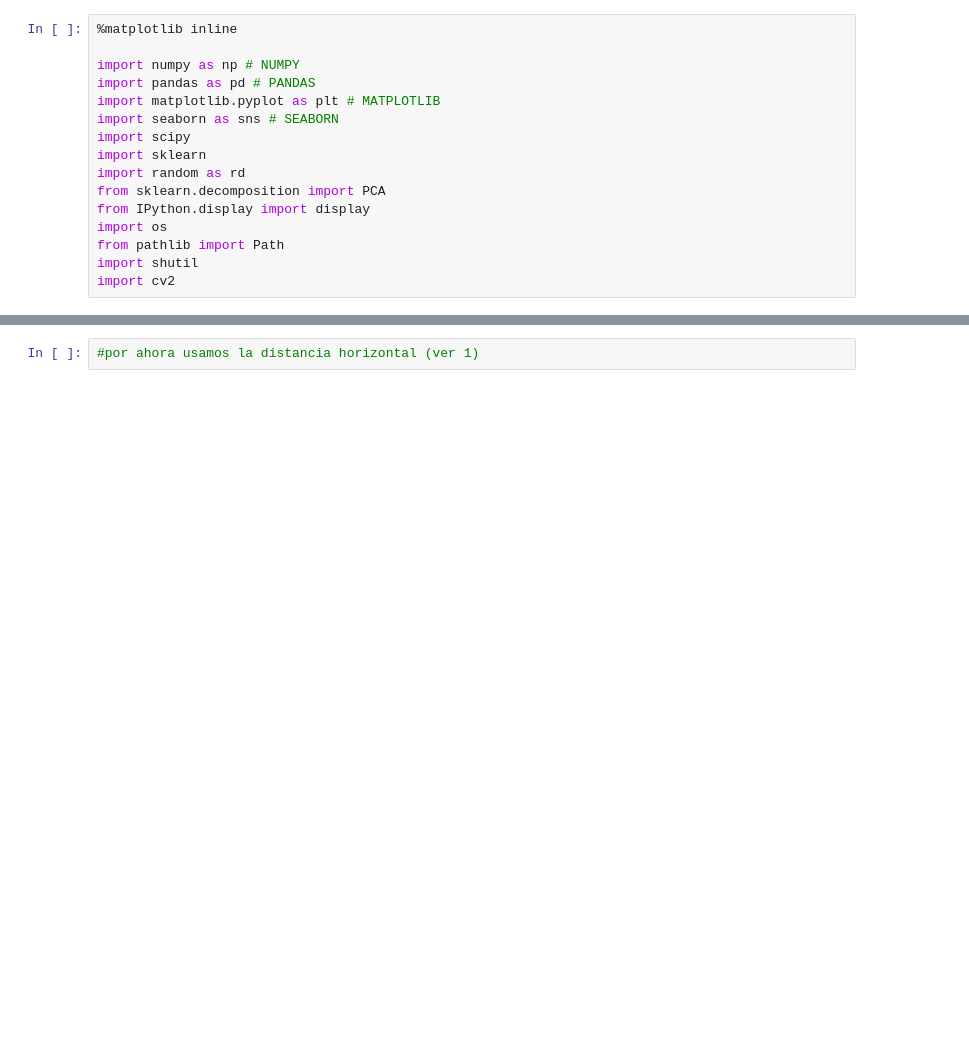
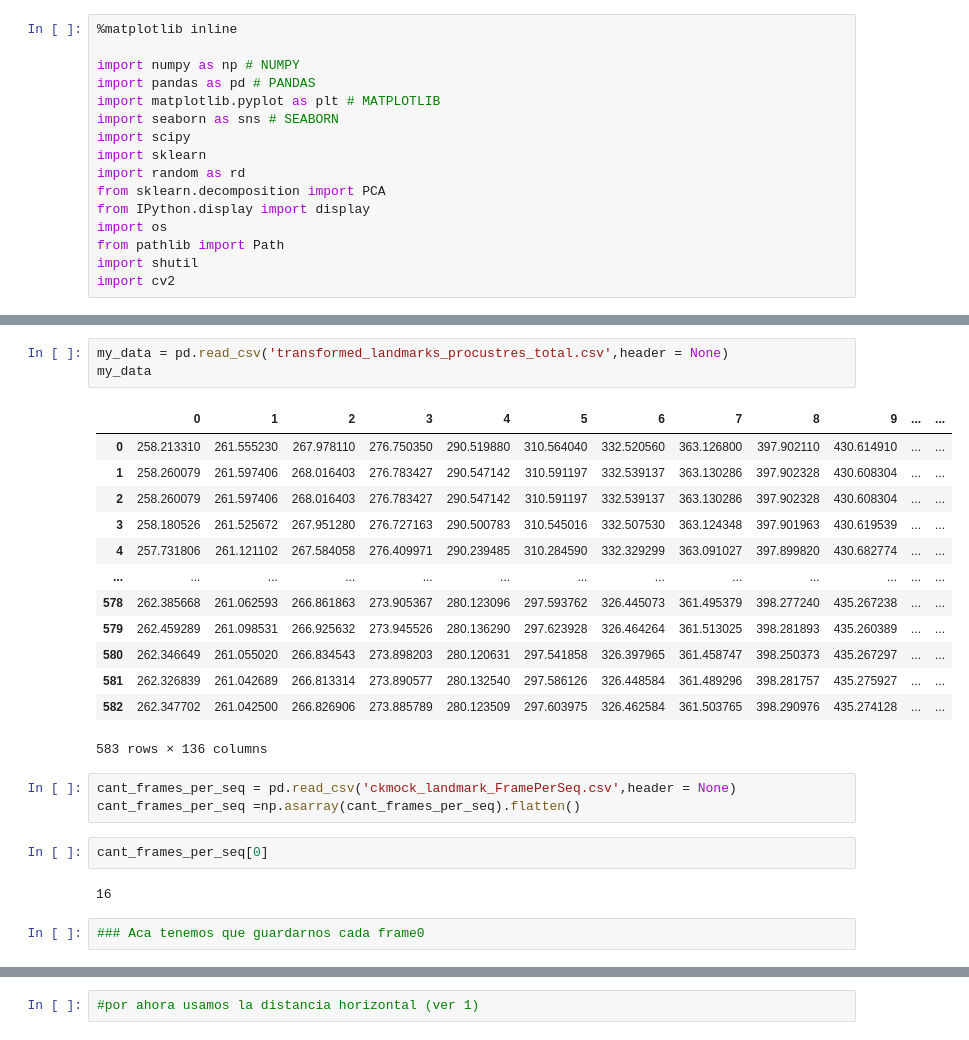
Before and after one commit to aliciaamaliaalvarezmon/SynthesisEmotions, a Jupyter notebook: Notebook/facialstructure.ipynb, the cells around one changed output, grey strips where cells are left out. Cells and saved outputs as stored; diff of their text form; blank space fills up the shorter version.

```diff
--- a/Notebook/facialstructure.ipynb
+++ b/Notebook/facialstructure.ipynb
@@ -67,0 +29,26 @@ cant_frame_per_seq = np.asarray( cant_frame_per_seq, dtype=object)
+# %%
+my_data = pd.read_csv('transformed_landmarks_procustres_total.csv',header = None)
+my_data
+# %% [output]
+|  | 0 | 1 | 2 | 3 | 4 | 5 | 6 | 7 | 8 | 9 | ... | ... |
+| 0 | 258.213310 | 261.555230 | 267.978110 | 276.750350 | 290.519880 | 310.564040 | 332.520560 | 363.126800 | 397.902110 | 430.614910 | ... | ... |
+| 1 | 258.260079 | 261.597406 | 268.016403 | 276.783427 | 290.547142 | 310.591197 | 332.539137 | 363.130286 | 397.902328 | 430.608304 | ... | ... |
+| 2 | 258.260079 | 261.597406 | 268.016403 | 276.783427 | 290.547142 | 310.591197 | 332.539137 | 363.130286 | 397.902328 | 430.608304 | ... | ... |
+| 3 | 258.180526 | 261.525672 | 267.951280 | 276.727163 | 290.500783 | 310.545016 | 332.507530 | 363.124348 | 397.901963 | 430.619539 | ... | ... |
+| 4 | 257.731806 | 261.121102 | 267.584058 | 276.409971 | 290.239485 | 310.284590 | 332.329299 | 363.091027 | 397.899820 | 430.682774 | ... | ... |
+| ... | ... | ... | ... | ... | ... | ... | ... | ... | ... | ... | ... | ... |
+| 578 | 262.385668 | 261.062593 | 266.861863 | 273.905367 | 280.123096 | 297.593762 | 326.445073 | 361.495379 | 398.277240 | 435.267238 | ... | ... |
+| 579 | 262.459289 | 261.098531 | 266.925632 | 273.945526 | 280.136290 | 297.623928 | 326.464264 | 361.513025 | 398.281893 | 435.260389 | ... | ... |
+| 580 | 262.346649 | 261.055020 | 266.834543 | 273.898203 | 280.120631 | 297.541858 | 326.397965 | 361.458747 | 398.250373 | 435.267297 | ... | ... |
+| 581 | 262.326839 | 261.042689 | 266.813314 | 273.890577 | 280.132540 | 297.586126 | 326.448584 | 361.489296 | 398.281757 | 435.275927 | ... | ... |
+| 582 | 262.347702 | 261.042500 | 266.826906 | 273.885789 | 280.123509 | 297.603975 | 326.462584 | 361.503765 | 398.290976 | 435.274128 | ... | ... |
+583 rows × 136 columns
+# %%
+cant_frames_per_seq = pd.read_csv('ckmock_landmark_FramePerSeq.csv',header = None)
+cant_frames_per_seq =np.asarray(cant_frames_per_seq).flatten()
+# %%
+cant_frames_per_seq[0]
+# %% [output]
+16
+# %%
+### Aca tenemos que guardarnos cada frame0
```
Also changed, not shown: parts of 56 cells of this notebook, 10 other files.
